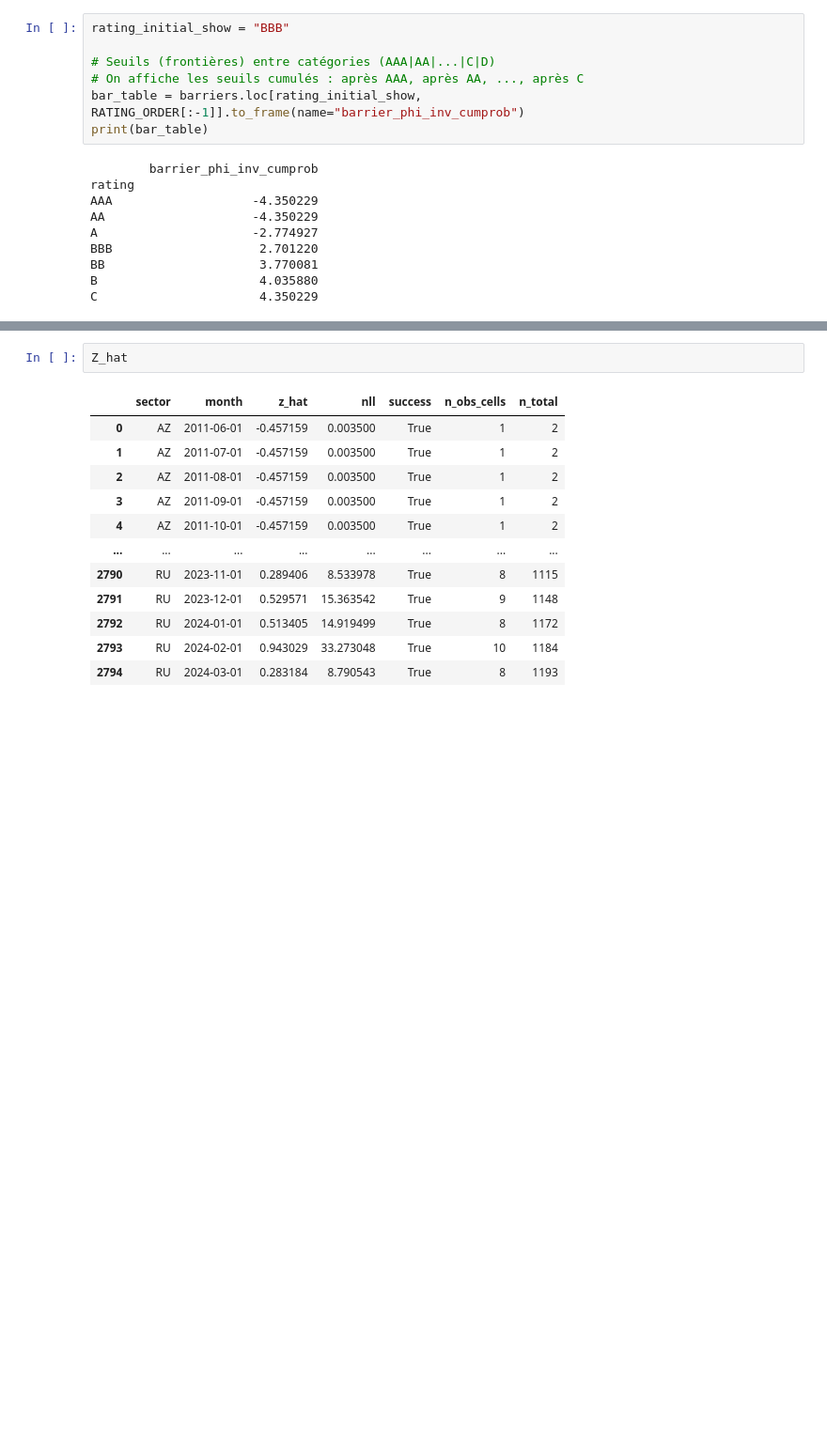
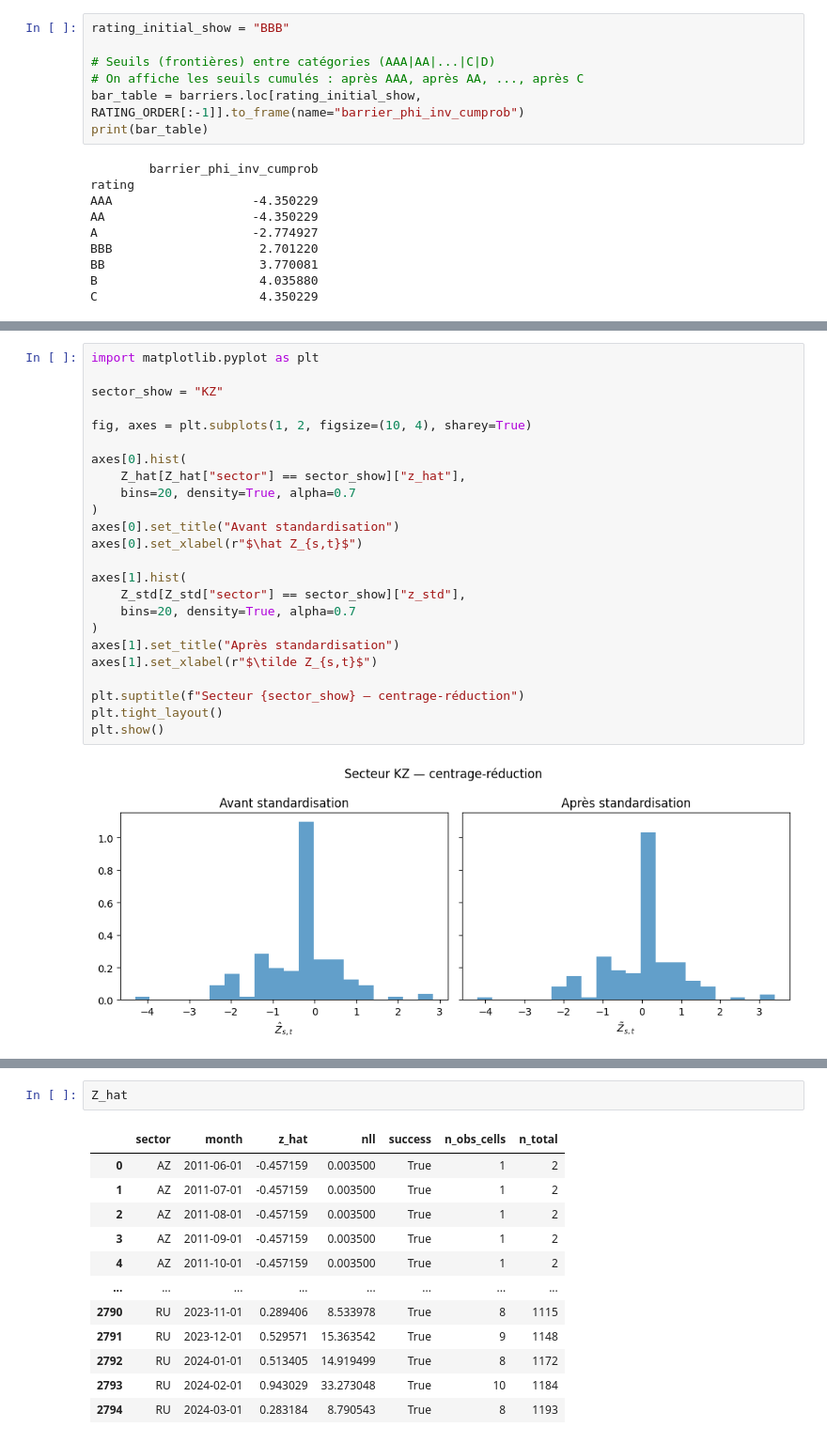
Before and after one commit to Celeste2405/PFE, a Jupyter notebook: extraction_fact_sys.ipynb, the cells around one changed output, grey strips where cells are left out. Shown at 94% size. Cells and saved outputs as stored; diff of their text form; blank space fills up the shorter version.

```diff
--- a/extraction_fact_sys.ipynb
+++ b/extraction_fact_sys.ipynb
@@ -755,0 +1464,26 @@ C3      6.848778e-18  1.0
+# %%
+import matplotlib.pyplot as plt
+
+sector_show = "KZ"
+
+fig, axes = plt.subplots(1, 2, figsize=(10, 4), sharey=True)
+
+axes[0].hist(
+    Z_hat[Z_hat["sector"] == sector_show]["z_hat"],
+    bins=20, density=True, alpha=0.7
+)
+axes[0].set_title("Avant standardisation")
+axes[0].set_xlabel(r"$\hat Z_{s,t}$")
+
+axes[1].hist(
+    Z_std[Z_std["sector"] == sector_show]["z_std"],
+    bins=20, density=True, alpha=0.7
+)
+axes[1].set_title("Après standardisation")
+axes[1].set_xlabel(r"$\tilde Z_{s,t}$")
+
+plt.suptitle(f"Secteur {sector_show} — centrage-réduction")
+plt.tight_layout()
+plt.show()
+# %% [output]
+[figure, added]
```
Also changed, not shown: parts of 44 cells of this notebook, 9 other files.
